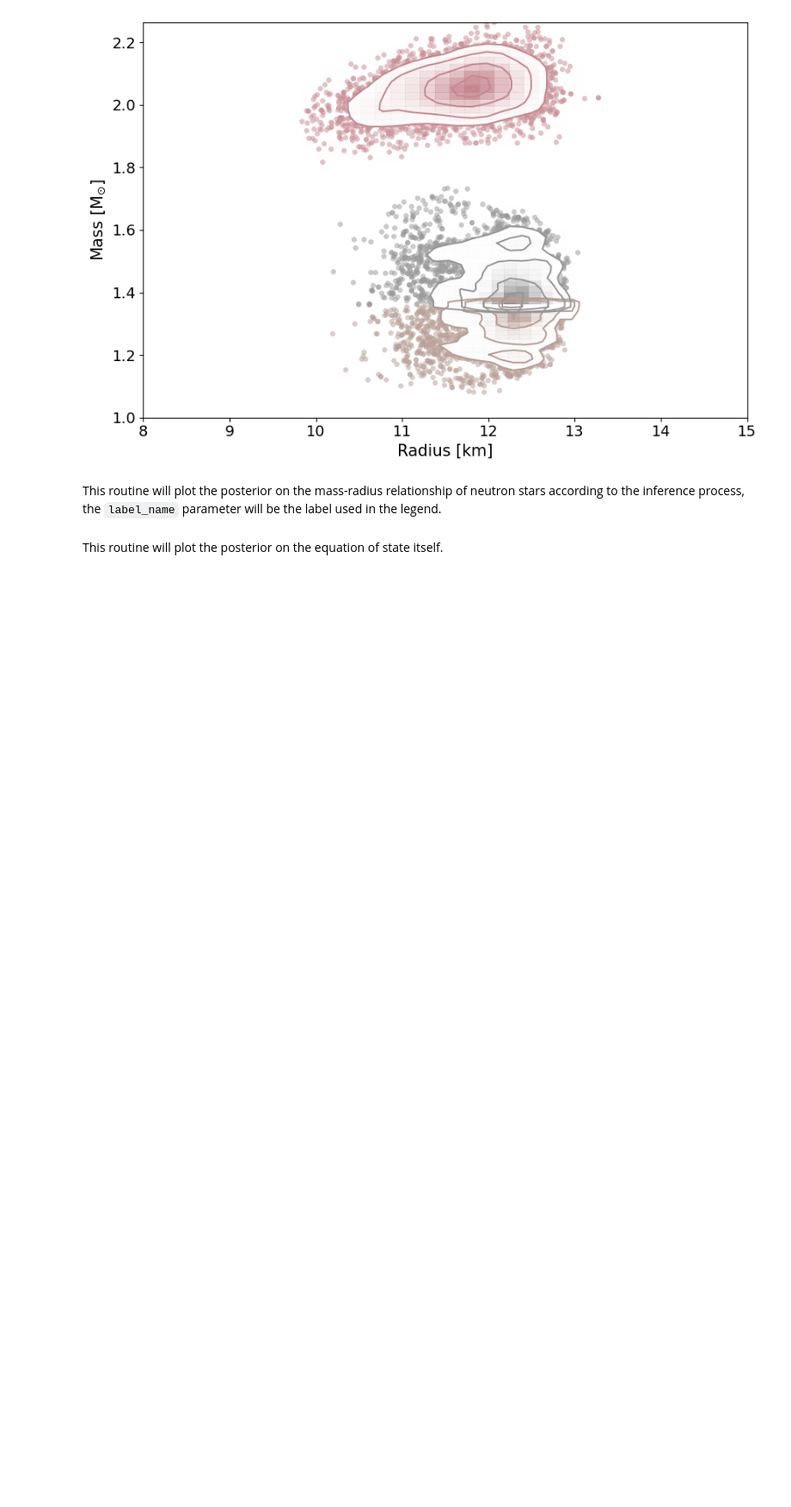
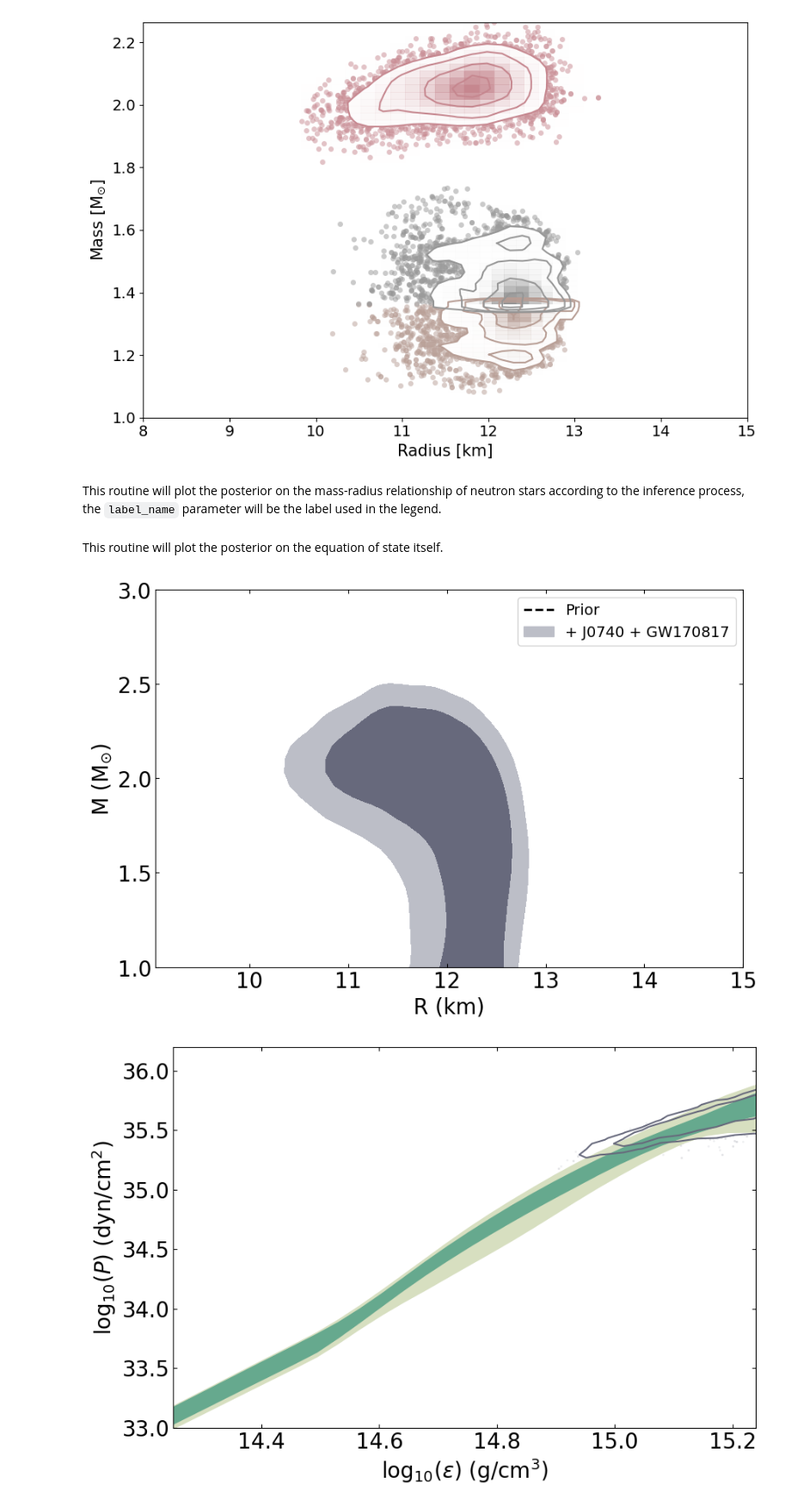
Before and after one commit to xpsi-group/neost, a Jupyter notebook: docs/source/CS_example.ipynb, the cells around one changed output. Shown at 86% size. Saved outputs shown, nothing was run; the diff lists cells and outputs as text; code cells hidden in the pictures; blank space fills up the shorter version.

Commit message:
More plots shown in notebooks

```diff
--- a/docs/source/CS_example.ipynb
+++ b/docs/source/CS_example.ipynb
@@ -219,4 +219,8 @@ PosteriorAnalysis.mass_radius_prior_predictive_plot('../../examples/chains/' + r
 # %% [markdown]
 This routine will plot the posterior on the equation of state itself.
 # %%
-PosteriorAnalysis.eos_posterior_plot('../../examples/chains/' + run_name,variable_params)
+PosteriorAnalysis.eos_posterior_plot('../../examples/chains_example/' + run_name,variable_params)
+pyplot.show()
+# %% [output]
+[figure, added]
+[figure, added]
```
Also changed, not shown: parts of 8 cells of this notebook, 1 other file.
